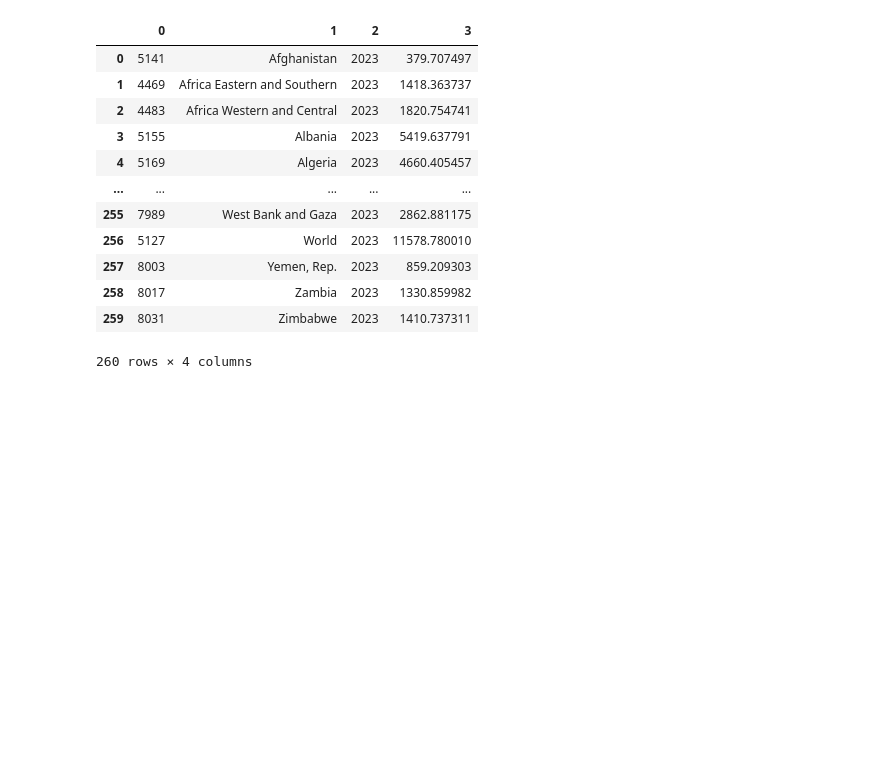
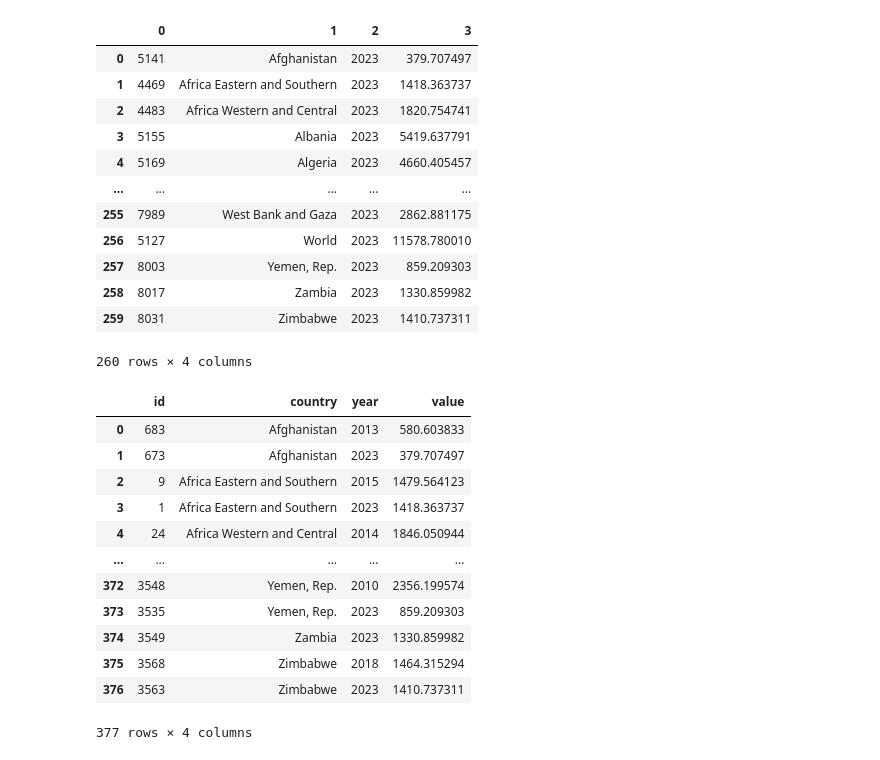
Before and after one commit to utkusarioglu/backtesting-workshop, a Jupyter notebook: src/worldbank/datareader-psql.ipynb, the cells around one changed output. Saved outputs shown, nothing was run; the diff lists cells and outputs as text; code cells hidden in the pictures; blank space fills up the shorter version.

```diff
--- a/src/worldbank/datareader-psql.ipynb
+++ b/src/worldbank/datareader-psql.ipynb
@@ -208,3 +210,18 @@ df
 # %%
 db.exec("view.country.last-and-max")
 df = pd.DataFrame(db.select("view.country.last-and-max"), columns=columns)
+df
+# %% [output]
+|  | id | country | year | value |
+| 0 | 683 | Afghanistan | 2013 | 580.603833 |
+| 1 | 673 | Afghanistan | 2023 | 379.707497 |
+| 2 | 9 | Africa Eastern and Southern | 2015 | 1479.564123 |
+| 3 | 1 | Africa Eastern and Southern | 2023 | 1418.363737 |
+| 4 | 24 | Africa Western and Central | 2014 | 1846.050944 |
+| ... | ... | ... | ... | ... |
+| 372 | 3548 | Yemen, Rep. | 2010 | 2356.199574 |
+| 373 | 3535 | Yemen, Rep. | 2023 | 859.209303 |
+| 374 | 3549 | Zambia | 2023 | 1330.859982 |
+| 375 | 3568 | Zimbabwe | 2018 | 1464.315294 |
+| 376 | 3563 | Zimbabwe | 2023 | 1410.737311 |
+377 rows × 4 columns
```
Also changed, not shown: parts of 5 cells of this notebook, 17 other files.
